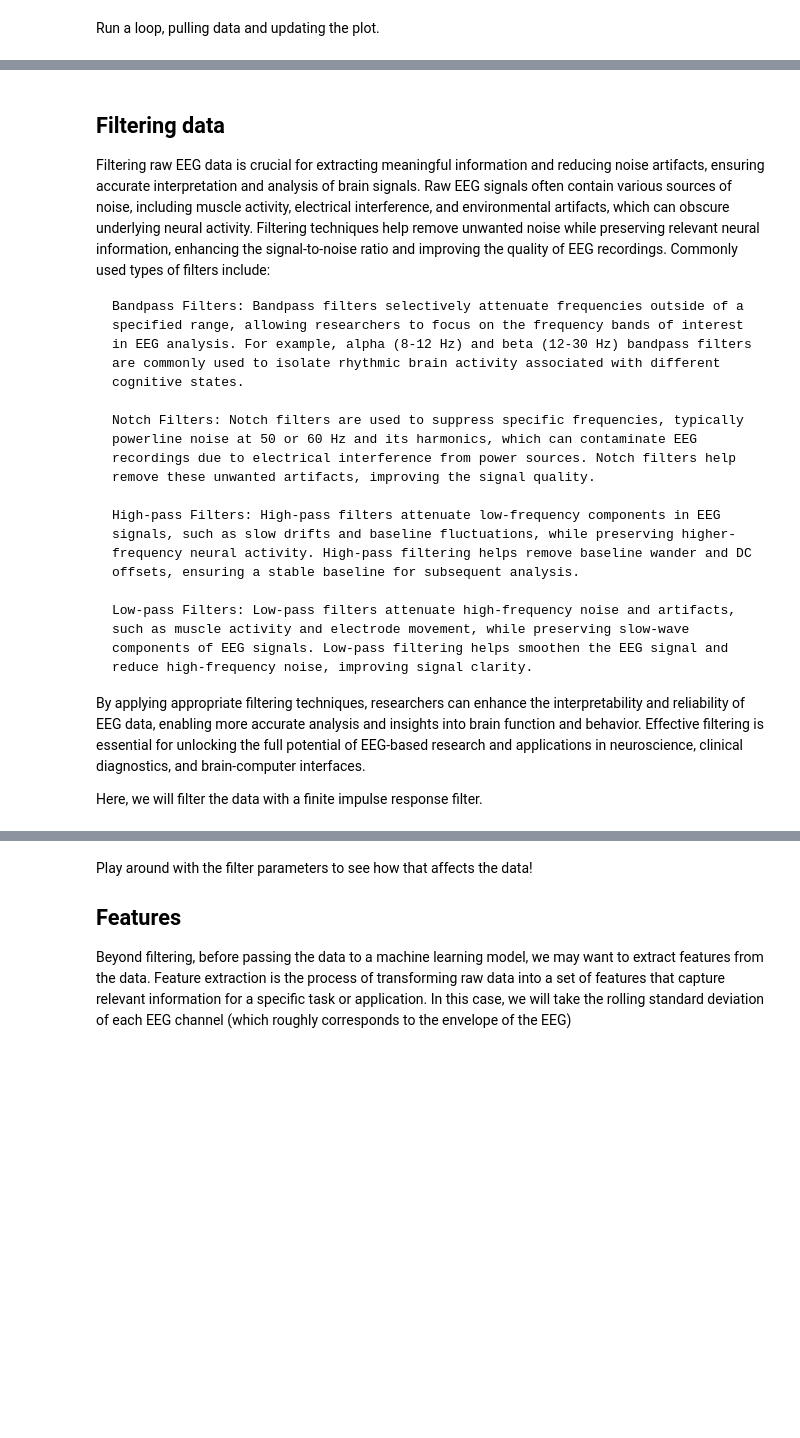
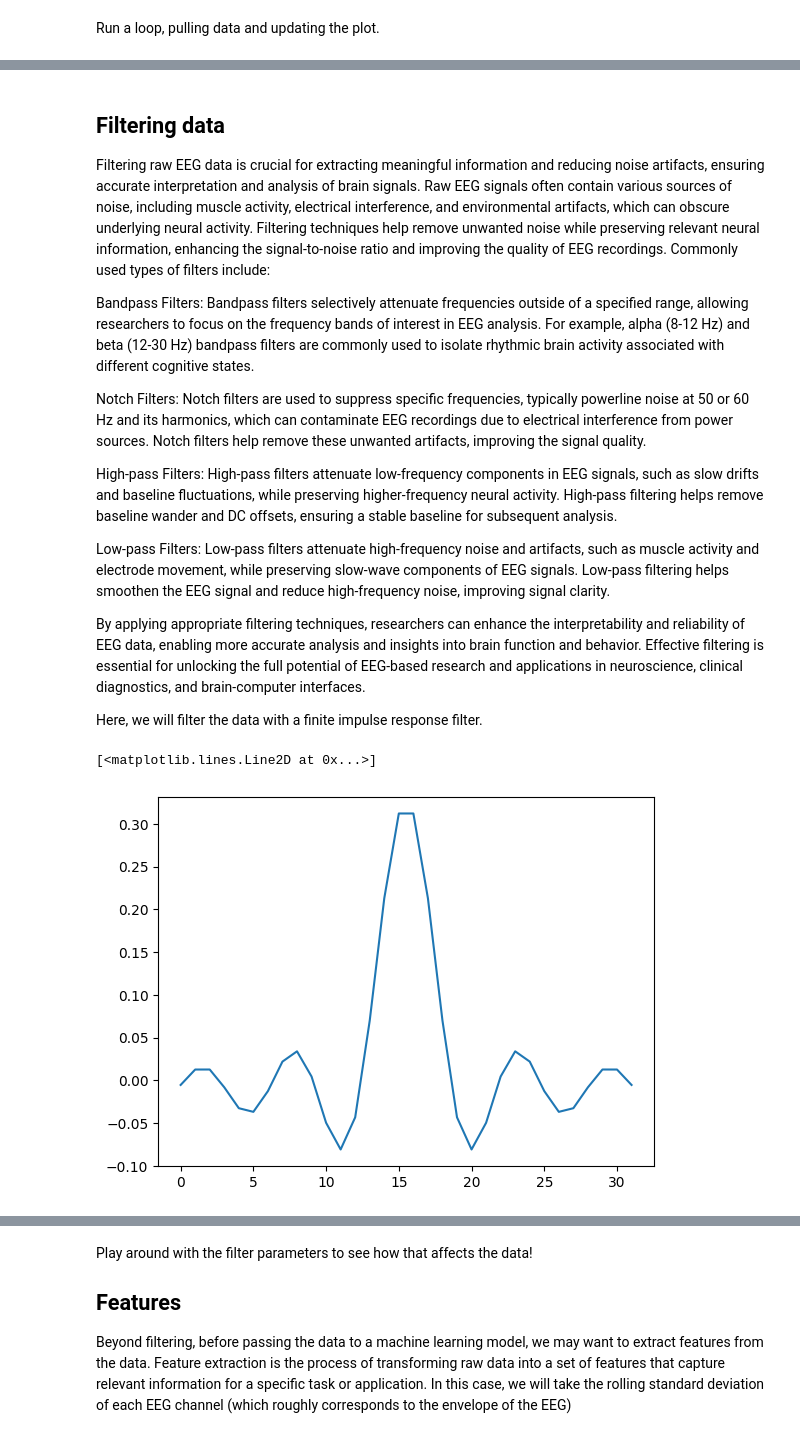
Before and after one commit to BCI-I/MIT-BCI-Hackathon, a Jupyter notebook: tutorials/xon_duckiematrix/02_eeg_setup.ipynb, the cells around one changed output, grey strips where cells are left out. Cells and saved outputs as stored; diff of their text form; code cells hidden in the pictures; blank space fills up the shorter version.

```diff
--- a/tutorials/xon_duckiematrix/02_eeg_setup.ipynb
+++ b/tutorials/xon_duckiematrix/02_eeg_setup.ipynb
@@ -167,13 +209,13 @@ for _ in range(N_STEPS):
 
 Filtering raw EEG data is crucial for extracting meaningful information and reducing noise artifacts, ensuring accurate interpretation and analysis of brain signals. Raw EEG signals often contain various sources of noise, including muscle activity, electrical interference, and environmental artifacts, which can obscure underlying neural activity. Filtering techniques help remove unwanted noise while preserving relevant neural information, enhancing the signal-to-noise ratio and improving the quality of EEG recordings. Commonly used types of filters include:
 
-    Bandpass Filters: Bandpass filters selectively attenuate frequencies outside of a specified range, allowing researchers to focus on the frequency bands of interest in EEG analysis. For example, alpha (8-12 Hz) and beta (12-30 Hz) bandpass filters are commonly used to isolate rhythmic brain activity associated with different cognitive states.
+Bandpass Filters: Bandpass filters selectively attenuate frequencies outside of a specified range, allowing researchers to focus on the frequency bands of interest in EEG analysis. For example, alpha (8-12 Hz) and beta (12-30 Hz) bandpass filters are commonly used to isolate rhythmic brain activity associated with different cognitive states.
 
-    Notch Filters: Notch filters are used to suppress specific frequencies, typically powerline noise at 50 or 60 Hz and its harmonics, which can contaminate EEG recordings due to electrical interference from power sources. Notch filters help remove these unwanted artifacts, improving the signal quality.
+Notch Filters: Notch filters are used to suppress specific frequencies, typically powerline noise at 50 or 60 Hz and its harmonics, which can contaminate EEG recordings due to electrical interference from power sources. Notch filters help remove these unwanted artifacts, improving the signal quality.
 
-    High-pass Filters: High-pass filters attenuate low-frequency components in EEG signals, such as slow drifts and baseline fluctuations, while preserving higher-frequency neural activity. High-pass filtering helps remove baseline wander and DC offsets, ensuring a stable baseline for subsequent analysis.
+High-pass Filters: High-pass filters attenuate low-frequency components in EEG signals, such as slow drifts and baseline fluctuations, while preserving higher-frequency neural activity. High-pass filtering helps remove baseline wander and DC offsets, ensuring a stable baseline for subsequent analysis.
 
-    Low-pass Filters: Low-pass filters attenuate high-frequency noise and artifacts, such as muscle activity and electrode movement, while preserving slow-wave components of EEG signals. Low-pass filtering helps smoothen the EEG signal and reduce high-frequency noise, improving signal clarity.
+Low-pass Filters: Low-pass filters attenuate high-frequency noise and artifacts, such as muscle activity and electrode movement, while preserving slow-wave components of EEG signals. Low-pass filtering helps smoothen the EEG signal and reduce high-frequency noise, improving signal clarity.
 
 By applying appropriate filtering techniques, researchers can enhance the interpretability and reliability of EEG data, enabling more accurate analysis and insights into brain function and behavior. Effective filtering is essential for unlocking the full potential of EEG-based research and applications in neuroscience, clinical diagnostics, and brain-computer interfaces.
 
@@ -181,13 +223,19 @@ By applying appropriate filtering techniques, researchers can enhance the interp
 Here, we will filter the data with a finite impulse response filter.
 # %%
 # initialize variables for filtering
-bf = firwin(
+bf: np.ndarray = firwin(
     32,
     np.array([1, 40]) / (sfreq / 2.),
     width=0.05,
     pass_zero=False,
 )
 af: list = [1.0]
 zi: np.ndarray = lfilter_zi(bf, af)
 filt_state: np.ndarray = np.tile(zi, (n_chan, 1)).transpose()
+
+# plot the filter to see its shape
+plt.plot(bf)
+# %% [output]
+[<matplotlib.lines.Line2D at 0x...>]
+[figure, added]
 # %%
```
Also changed, not shown: parts of 13 cells of this notebook, 4 other files.
